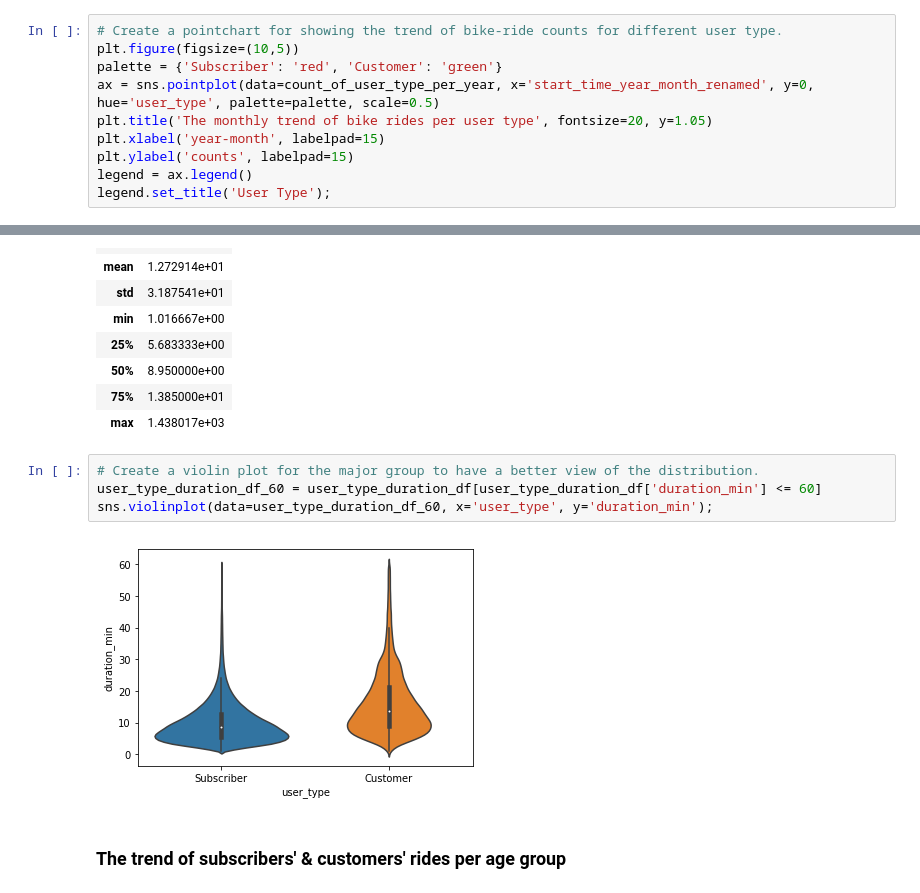
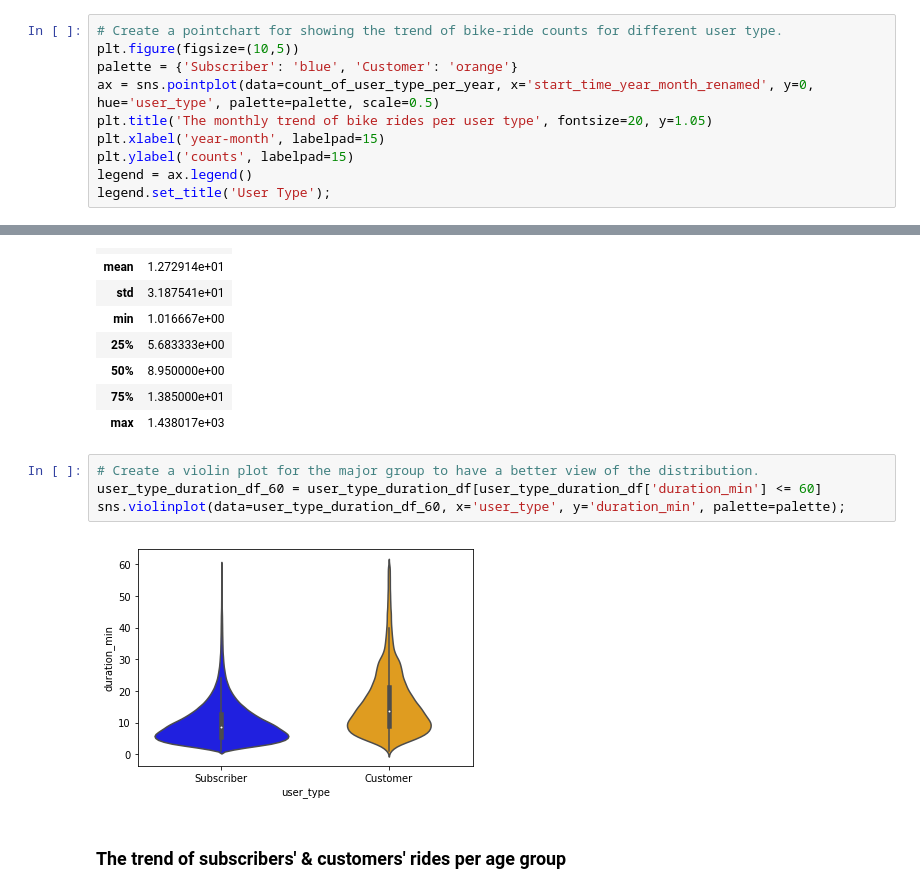
Before and after one commit to ponggolin/Communicate-Data-Findings, a Jupyter notebook: Exploration_Ford_GoBike.ipynb, the cells around one changed output, grey strips where cells are left out. Cells and saved outputs as stored; diff of their text form.

```diff
--- a/Exploration_Ford_GoBike.ipynb
+++ b/Exploration_Ford_GoBike.ipynb
@@ -478,7 +478,7 @@ count_of_user_type_per_year = df.groupby(['start_time_year_month_renamed', 'user
 # %%
 # Create a pointchart for showing the trend of bike-ride counts for different user type.
 plt.figure(figsize=(10,5))
-palette = {'Subscriber': 'red', 'Customer': 'green'}
+palette = {'Subscriber': 'blue', 'Customer': 'orange'}
 ax = sns.pointplot(data=count_of_user_type_per_year, x='start_time_year_month_renamed', y=0, hue='user_type', palette=palette, scale=0.5)
 plt.title('The monthly trend of bike rides per user type', fontsize=20, y=1.05)
 plt.xlabel('year-month', labelpad=15)
@@ -515,9 +515,9 @@ user_type_duration_df.describe()
 # %%
 # Create a violin plot for the major group to have a better view of the distribution.
 user_type_duration_df_60 = user_type_duration_df[user_type_duration_df['duration_min'] <= 60]
-sns.violinplot(data=user_type_duration_df_60, x='user_type', y='duration_min');
+sns.violinplot(data=user_type_duration_df_60, x='user_type', y='duration_min', palette=palette);
 # %% [output]
-[figure, old version]
+[figure, new version]
 # %% [markdown]
 ### The trend of subscribers' & customers' rides per age group
 # %%
```
Also changed, not shown: parts of 7 cells of this notebook.
